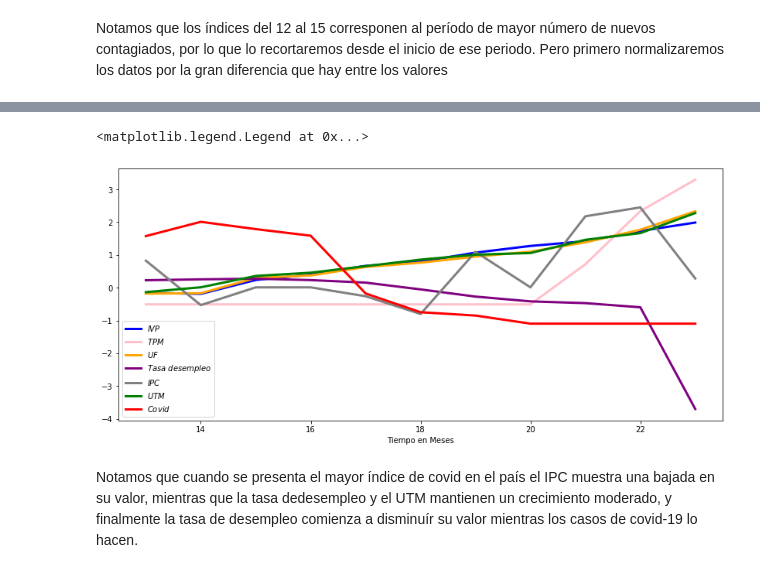
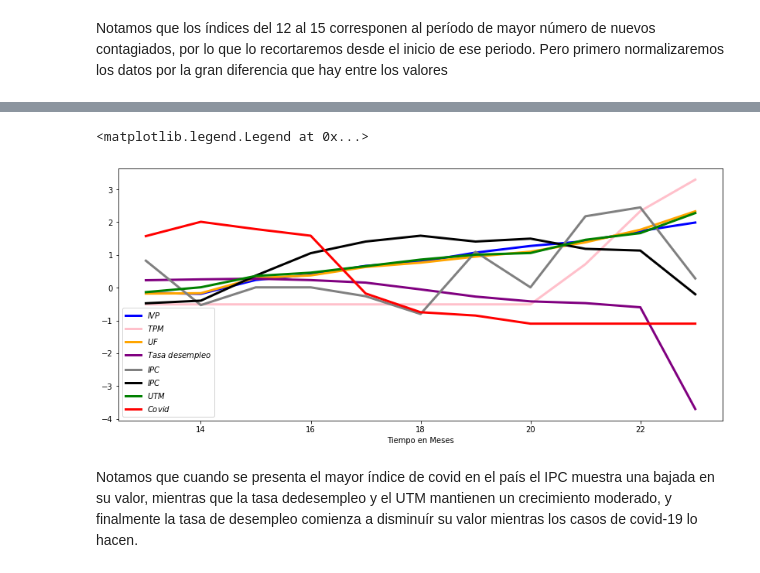
Before and after one commit to juanleonm/proyecto_cs, a Jupyter notebook: efectos_covid19_economia_Chilena.ipynb, the cells around one changed output, grey strips where cells are left out. Drawn from its saved outputs; the diff is of its cells as text; code cells hidden in the pictures.

```diff
--- a/efectos_covid19_economia_Chilena.ipynb
+++ b/efectos_covid19_economia_Chilena.ipynb
@@ -398,23 +388,24 @@ df_norm
 # %%
 fig = plt.figure(figsize=(14, 6))
 meses = tuple(range(13,24))
 
 #plt.plot(meses, df_norm['dolar'], linewidth=3, c='green', label=r'$Huevos,\ crías$')
 #plt.plot(meses, df_norm['libra_cobre'], linewidth=3, c='red', label=r'$Juveniles\ pequeños$')
 #plt.plot(meses, df_norm['euro'], linewidth=3, c='black', label=r'$Subadultos$')
 plt.plot(meses, df_norm['ivp'], linewidth=3, c='blue', label=r'$IVP$')
 plt.plot(meses, df_norm['tpm'], linewidth=3, c='pink', label=r'$TPM$')
 plt.plot(meses, df_norm['uf'], linewidth=3, c='orange', label=r'$UF$')
 plt.plot(meses, df_norm['tasa_desempleo'], linewidth=3, c='purple', label=r'$Tasa\ desempleo$')
 plt.plot(meses, df_norm['ipc'], linewidth=3, c='gray', label=r'$IPC$')
+plt.plot(meses, df_norm['imacec'], linewidth=3, c='black', label=r'$IPC$')
 plt.plot(meses, df_norm['utm'], linewidth=3, c='green', label=r'$UTM$')
 plt.plot(meses, df_norm['Casos Nuevos Mensuales'], linewidth=3, c='red', label=r'$Covid$')
 
 plt.xlabel("Tiempo en Meses")
 plt.legend()
 # %% [output]
 <matplotlib.legend.Legend at 0x...>
-[figure, old version]
+[figure, new version]
 # %% [markdown]
 Notamos que cuando se presenta el mayor índice de covid en el país el IPC muestra una bajada en su valor, mientras que la tasa dedesempleo y el UTM mantienen un crecimiento moderado, y finalmente la tasa de desempleo comienza a disminuír su valor mientras los casos de covid-19 lo hacen.
 # %% [markdown]
```
Also changed, not shown: parts of 2 cells of this notebook.
